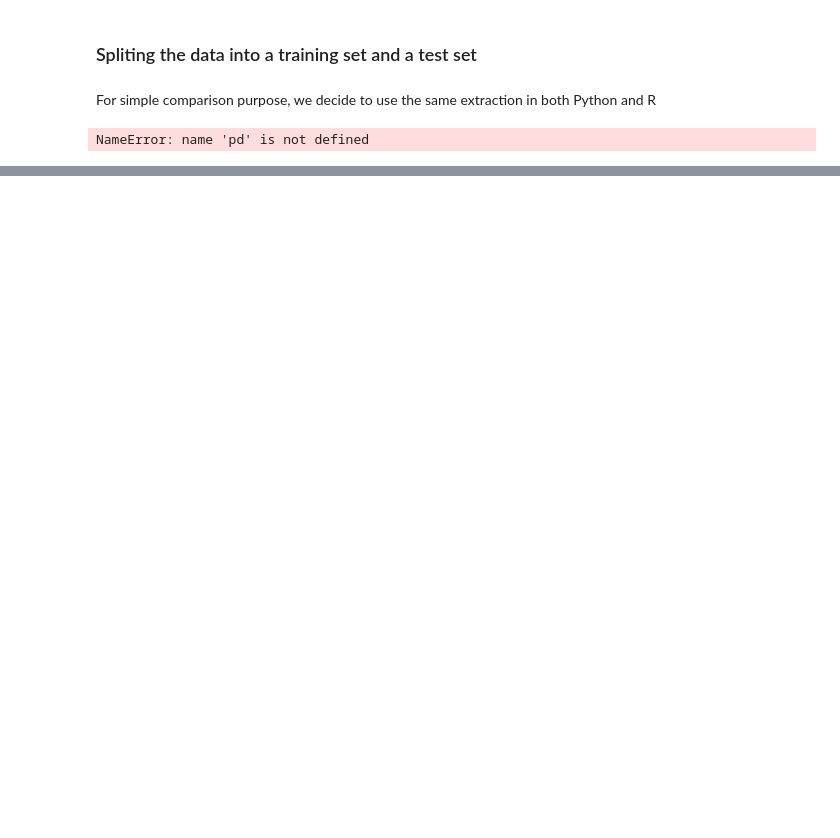
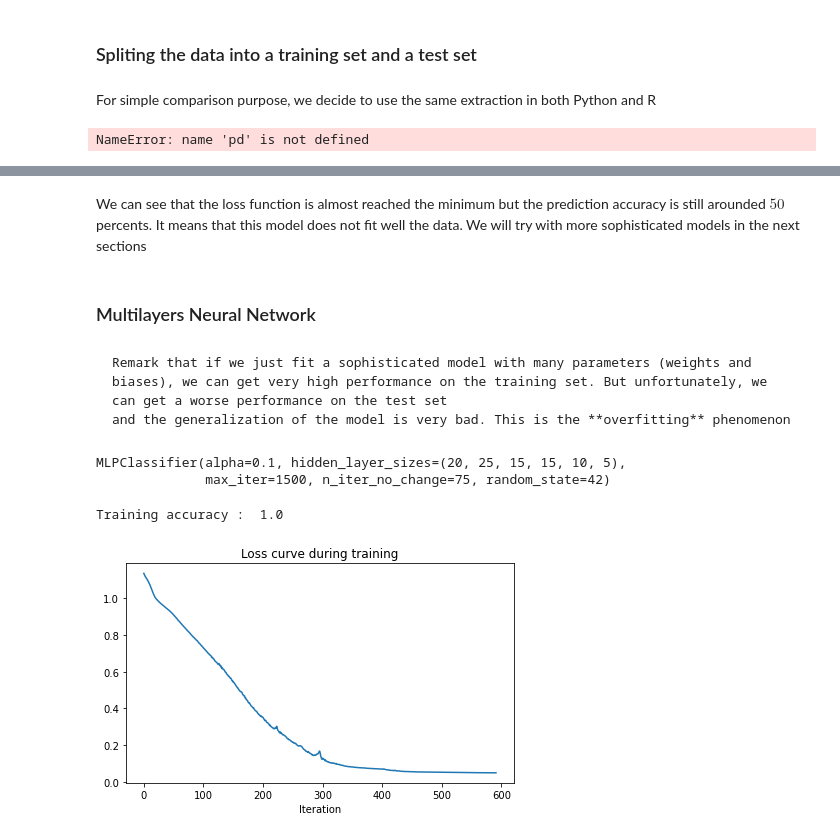
Before and after one commit to NguyenHai7120/4A-MachineLearning-Project, a Jupyter notebook: ML-project-Python.ipynb, the cells around one changed output, grey strips where cells are left out. Saved outputs shown, nothing was run; the diff lists cells and outputs as text; code cells hidden in the pictures; blank space fills up the shorter version.

```diff
--- a/ML-project-Python.ipynb
+++ b/ML-project-Python.ipynb
@@ -298,0 +857,7 @@ Y_test_class = test_set['rain_class']
+# %%
+param_grid = [{"hidden_layer_sizes" : [(3,),(4,),(5,),(6,), (7,)], "early_stopping" : [True, False], "alpha" : [0.0001, 0.001, 0.005, 0.01, 0.05, 0.1]}]
+
+nnet1_cv = GridSearchCV(MLPClassifier(max_iter = 1500, random_state = 42), param_grid, cv = 5, n_jobs=-1, return_train_score = True)
+nnet1_cv.fit(X_train, Y_train_class)
+
+print("Best Mean cross-validated accuracy = %f, Best parameter = %s" % (nnet1_cv.best_score_, nnet1_cv.best_params_))
@@ -298,0 +906,24 @@ Y_test_class = test_set['rain_class']
+# %% [markdown]
+We can see that the loss function is almost reached the minimum but the prediction accuracy is still arounded $50$ percents. It means that this model does not fit well the data. We will try with more sophisticated models in the next sections
+# %% [markdown]
+### Multilayers Neural Network
+# %% [markdown]
+    Remark that if we just fit a sophisticated model with many parameters (weights and biases), we can get very high performance on the training set. But unfortunately, we can get a worse performance on the test set
+    and the generalization of the model is very bad. This is the **overfitting** phenomenon
+# %%
+nnet_of = MLPClassifier(hidden_layer_sizes = (20, 25 , 15, 15, 10, 5), random_state = 42, max_iter = 1500, alpha = 0.1, activation = "relu", early_stopping = False, n_iter_no_change = 75)
+nnet_of.fit(X_train, Y_train_class)
+# %% [output]
+MLPClassifier(alpha=0.1, hidden_layer_sizes=(20, 25, 15, 15, 10, 5),
+              max_iter=1500, n_iter_no_change=75, random_state=42)
+# %%
+print("Training accuracy : ", nnet_of.score(X_train, Y_train_class))
+plt.figure(figsize=(6,4))
+plt.plot(nnet_of.loss_curve_)
+plt.title("Loss curve during training")
+plt.xlabel("Iteration")
+plt.tight_layout()
+plt.savefig("loss_nn_overfit.pdf")
+# %% [output]
+Training accuracy :  1.0
+[figure, added]
```
Also changed, not shown: parts of 139 cells of this notebook.
